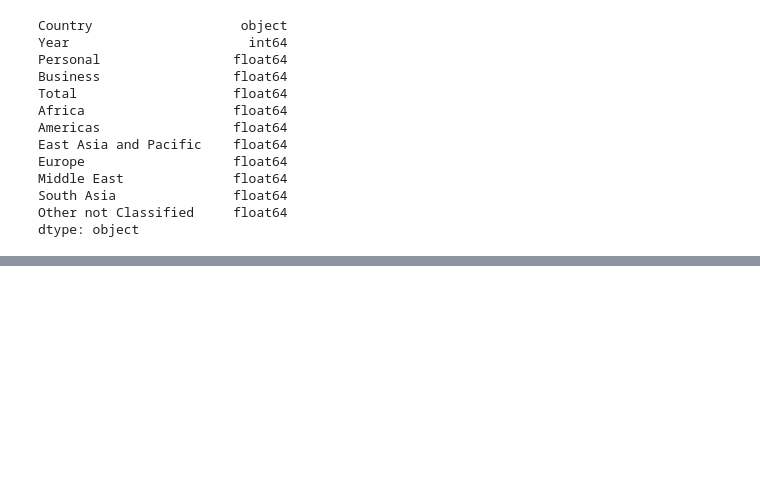
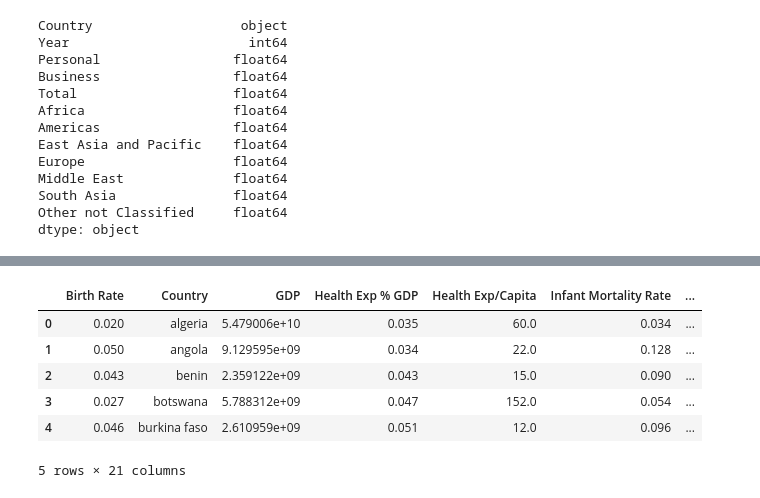
Before and after one commit to chinzjay/Final_Project, a Jupyter notebook: Data_cleaning.ipynb, the cells around one changed output, grey strips where cells are left out. Cells and saved outputs as stored; diff of their text form; code cells hidden in the pictures; blank space fills up the shorter version.

```diff
--- a/Data_cleaning.ipynb
+++ b/Data_cleaning.ipynb
@@ -49,0 +115,15 @@ clean_inbound_df.to_csv('clean_inbound_data_thousands.csv')
+# %%
+# further cleaning of world ind data
+clean_wolrd_ind_df['Country']=clean_wolrd_ind_df['Country'].str.lower()
+cols = ['GDP','Health Exp/Capita','Tourism Inbound','Tourism Outbound']
+clean_wolrd_ind_df[cols]=clean_wolrd_ind_df[cols].replace('[\$,]','',regex=True).astype(float)
+clean_wolrd_ind_df['Year']=clean_wolrd_ind_df['Year'].str[-4:].astype(int)
+clean_wolrd_ind_df.head()
+# %% [output]
+|  | Birth Rate | Country | GDP | Health Exp % GDP | Health Exp/Capita | Infant Mortality Rate | ... |
+| 0 | 0.020 | algeria | 5.479006e+10 | 0.035 | 60.0 | 0.034 | ... |
+| 1 | 0.050 | angola | 9.129595e+09 | 0.034 | 22.0 | 0.128 | ... |
+| 2 | 0.043 | benin | 2.359122e+09 | 0.043 | 15.0 | 0.090 | ... |
+| 3 | 0.027 | botswana | 5.788312e+09 | 0.047 | 152.0 | 0.054 | ... |
+| 4 | 0.046 | burkina faso | 2.610959e+09 | 0.051 | 12.0 | 0.096 | ... |
+5 rows × 21 columns
```
Also changed, not shown: parts of 5 cells of this notebook.
